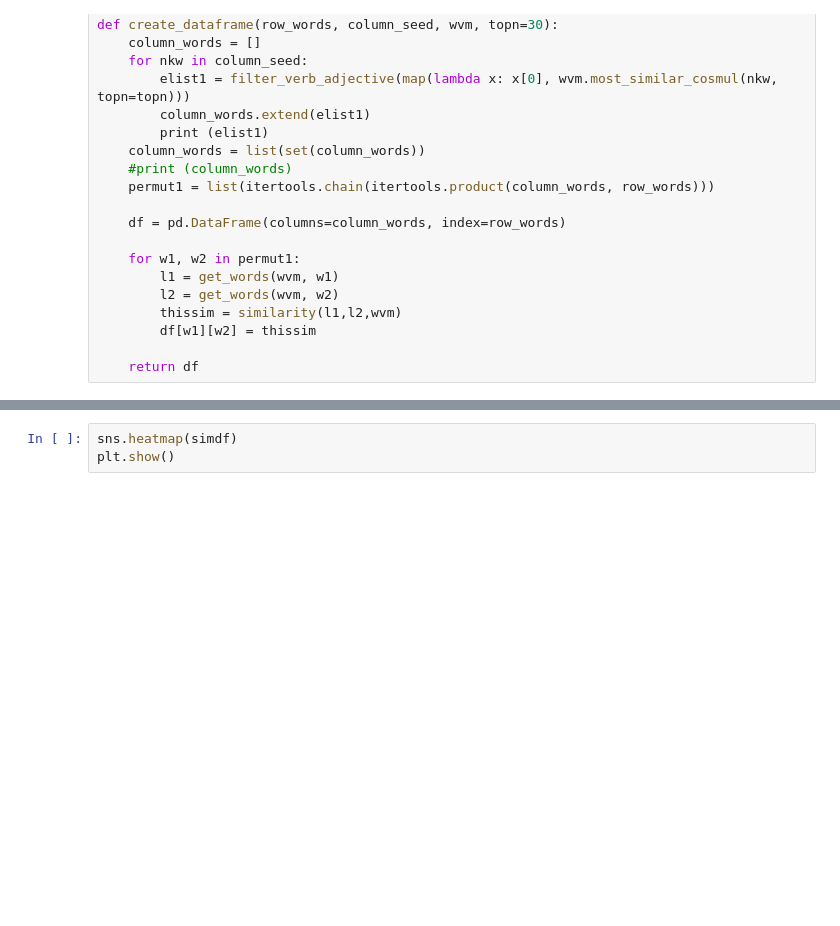
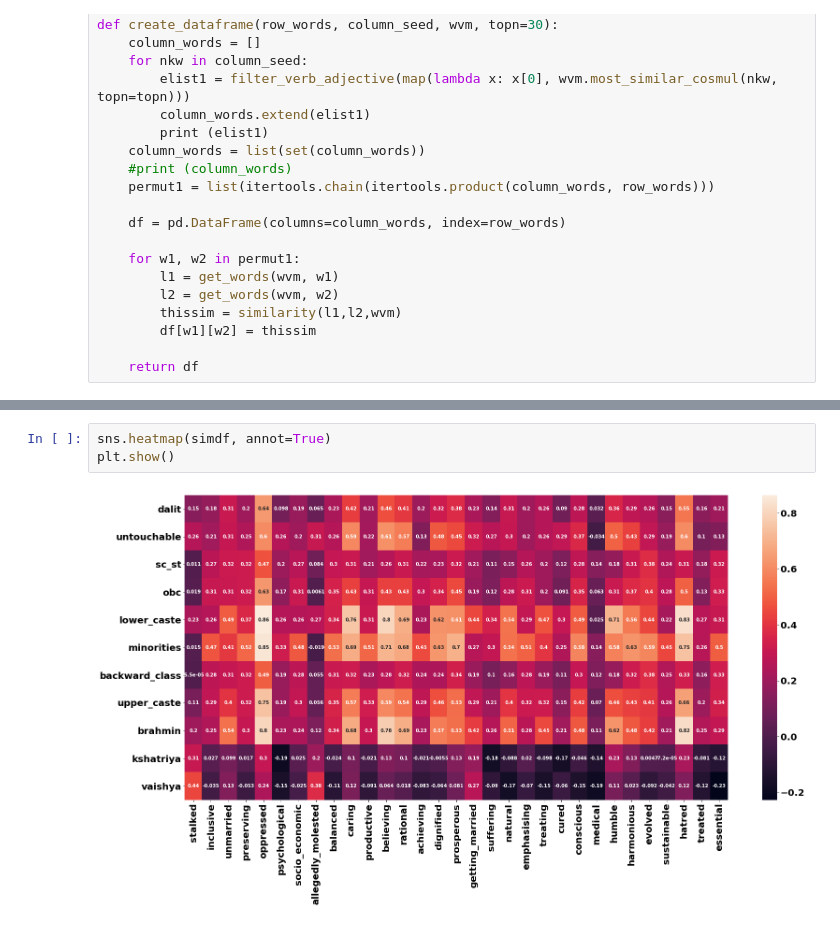
Before and after one commit to sigmaroles/caste-news-nlp, a Jupyter notebook: 2_matrix_of_similarity.ipynb, the cells around one changed output, grey strips where cells are left out. Drawn from its saved outputs; the diff is of its cells as text; blank space fills up the shorter version.

```diff
--- a/2_matrix_of_similarity.ipynb
+++ b/2_matrix_of_similarity.ipynb
@@ -60,6 +61,8 @@ simdf.fillna(value=0, inplace=True)
 # %%
-sns.heatmap(simdf)
+sns.heatmap(simdf, annot=True)
 plt.show()
+# %% [output]
+[figure, added]
 # %%
 simdf2 = create_dataframe(lower_caste_keywords+upper_caste_keywords, negative_aspect, wvm, 35)
 simdf2.fillna(value=0, inplace=True)
```
Also changed, not shown: parts of 5 cells of this notebook, 2 other files.
